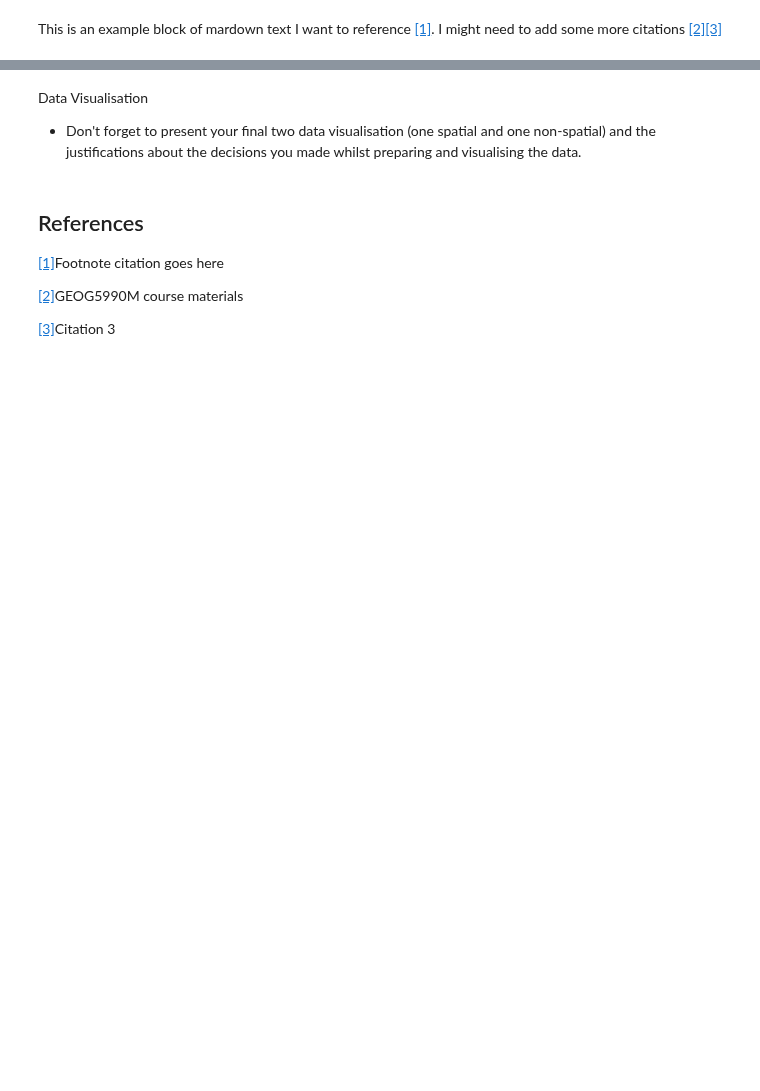
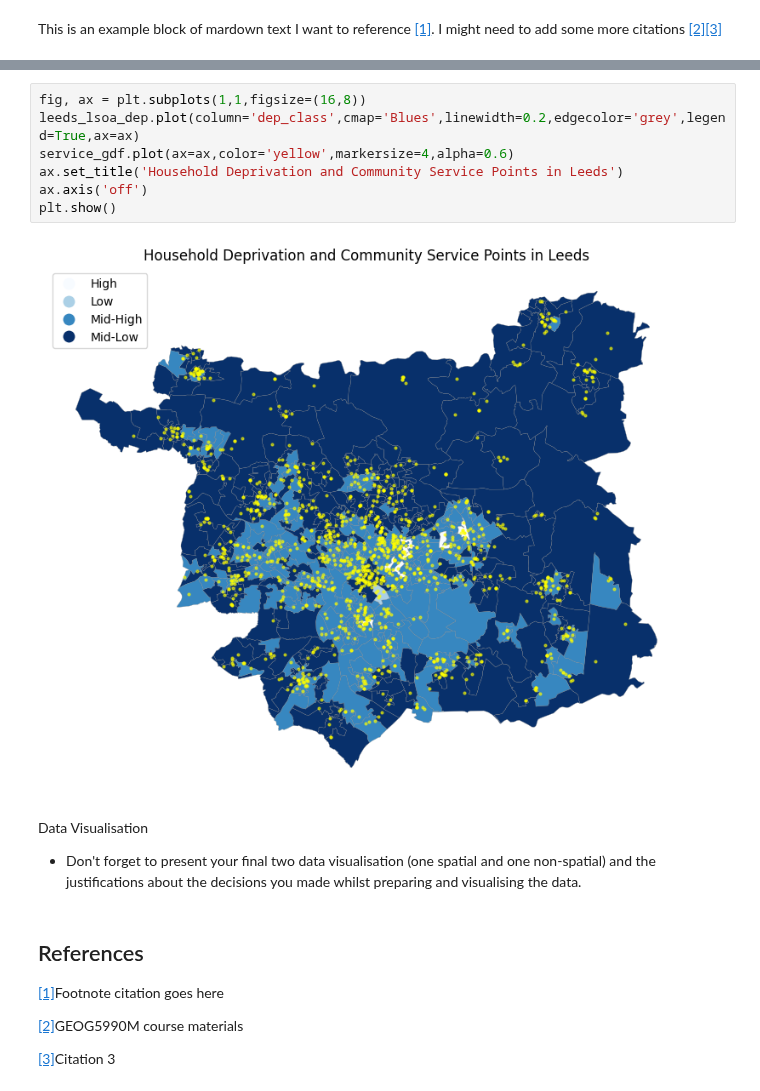
Before and after one commit to smtz0472/GEOG5415, a Jupyter notebook: notebooks/assignment_templates/GEOG5990M_Final_Project_template.ipynb, the cells around one changed output, grey strips where cells are left out. Saved outputs shown, nothing was run; the diff lists cells and outputs as text; blank space fills up the shorter version.

```diff
--- a/notebooks/assignment_templates/GEOG5990M_Final_Project_template.ipynb
+++ b/notebooks/assignment_templates/GEOG5990M_Final_Project_template.ipynb
@@ -334,3 +507,12 @@ This is an example block of mardown text I want to reference <a href="#ref1">[1]
+# %%
+fig, ax = plt.subplots(1,1,figsize=(16,8))
+leeds_lsoa_dep.plot(column='dep_class',cmap='Blues',linewidth=0.2,edgecolor='grey',legend=True,ax=ax)
+service_gdf.plot(ax=ax,color='yellow',markersize=4,alpha=0.6)
+ax.set_title('Household Deprivation and Community Service Points in Leeds')
+ax.axis('off')
+plt.show()
+# %% [output]
+[figure, added]
 # %% [markdown]
 Data Visualisation
 - Don't forget to present your final two data visualisation (one spatial and one non-spatial) and the justifications about the decisions you made whilst preparing and visualising the data.
```
Also changed, not shown: parts of 26 cells of this notebook.
